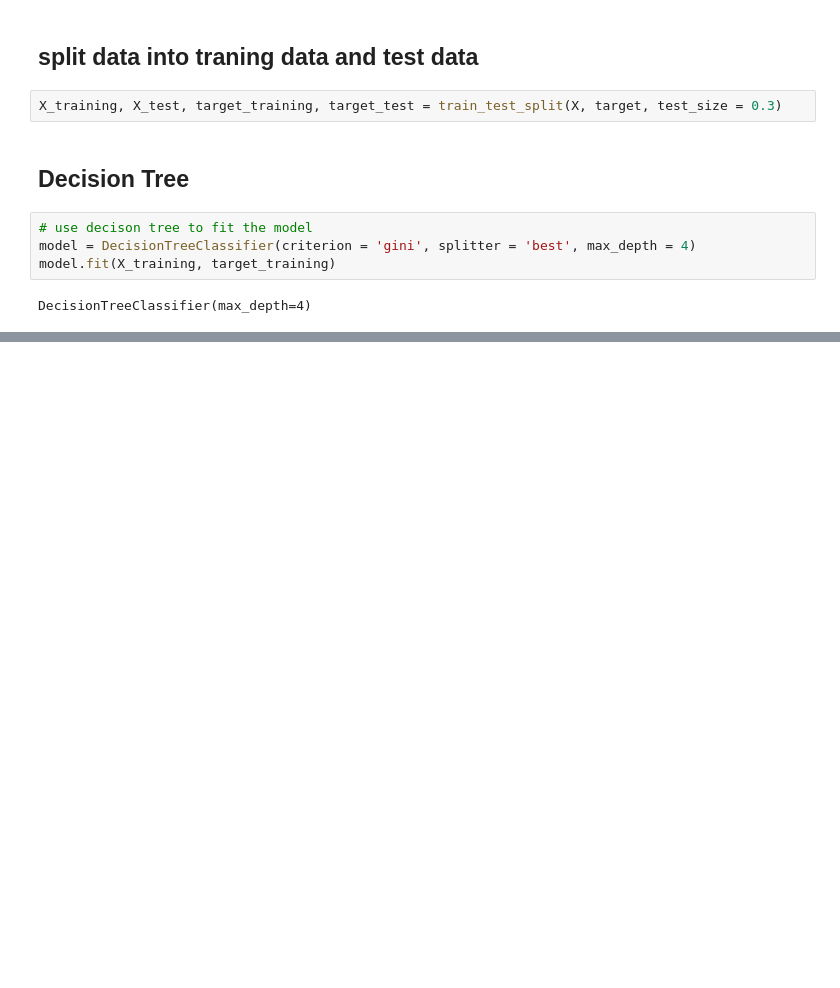
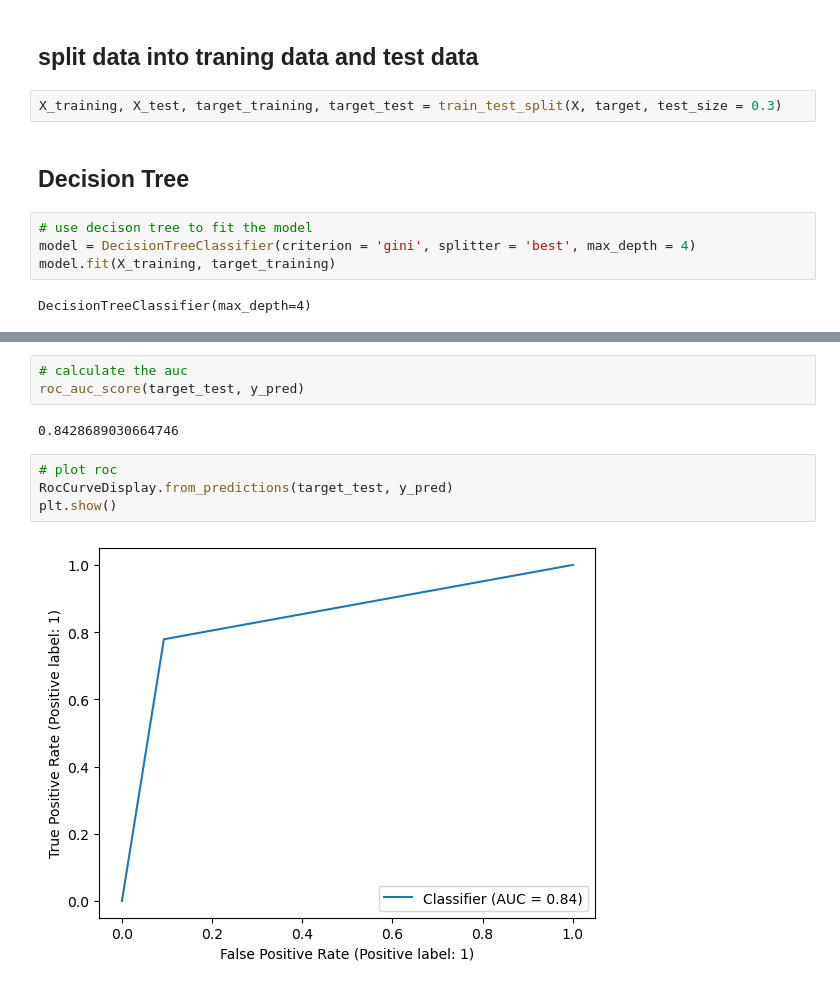
Before and after one commit to notfakearcher/yanjun, a Jupyter notebook: 01_topics/machine_learning/supervised_learning/credit_card.ipynb, the cells around one changed output, grey strips where cells are left out. Saved outputs shown, nothing was run; the diff lists cells and outputs as text; blank space fills up the shorter version.

```diff
--- a/01_topics/machine_learning/supervised_learning/credit_card.ipynb
+++ b/01_topics/machine_learning/supervised_learning/credit_card.ipynb
@@ -191,0 +192,11 @@ weighted avg       0.86      0.85      0.85       199
+# %%
+# calculate the auc
+roc_auc_score(target_test, y_pred)
+# %% [output]
+0.8428689030664746
+# %%
+# plot roc
+RocCurveDisplay.from_predictions(target_test, y_pred)
+plt.show()
+# %% [output]
+[figure, added]
```
Also changed, not shown: parts of 3 cells of this notebook.
